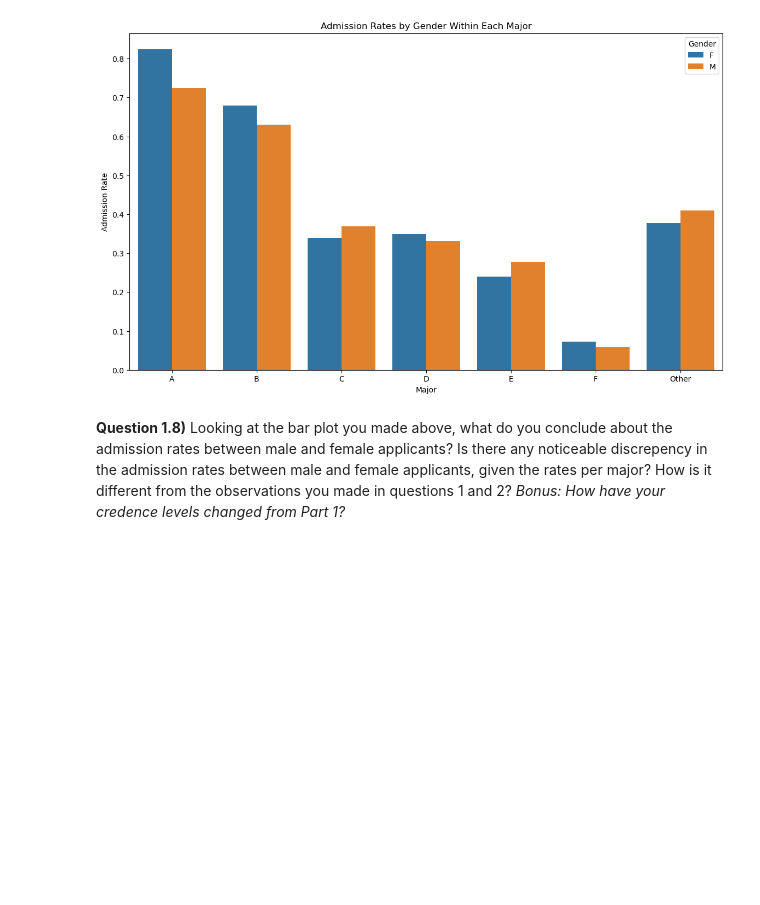
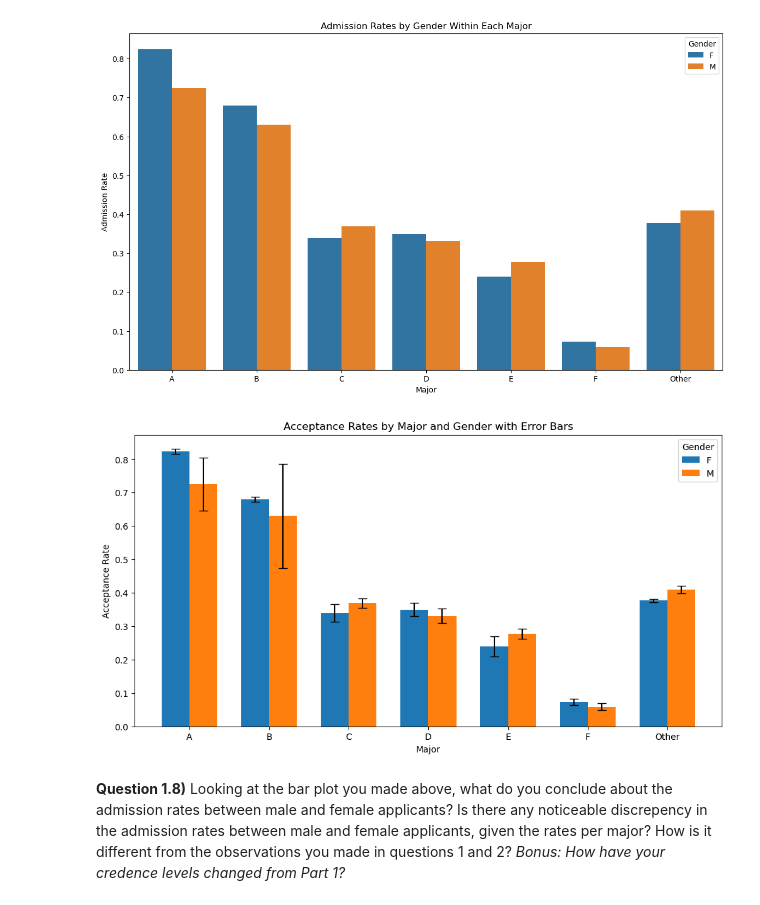
Before and after one commit to sensesensibilityscience/datascience, a Jupyter notebook: 2024/admission_rate/(new) admission_rate_part2_sol.ipynb, the cells around one changed output. Drawn from its saved outputs; the diff is of its cells as text; code cells hidden in the pictures; blank space fills up the shorter version.

Commit message:
Correct error bars; start sandbox scaffolding; TODO: clean up questions/solutions

```diff
--- a/2024/admission_rate/(new) admission_rate_part2_sol.ipynb
+++ b/2024/admission_rate/(new) admission_rate_part2_sol.ipynb
@@ -193,0 +198,15 @@ TODO:
+# %%
+majors = admissions_by_all['Major'].unique()
+error_bars_7 = []
+
+for major in majors:
+    temp_df = admissions_by_all[admissions_by_all['Major'] == major]
+    app = temp_df['Counts'].sum()
+    adm = temp_df['Accepted'].sum()
+    p_male_app = temp_df[temp_df['Gender'] == 'M'].reset_index()['Counts'][0] / app
+    p_female_app = temp_df[temp_df['Gender'] == 'F'].reset_index()['Counts'][0] / app
+    var_m = (1 - p_male_app) / p_male_app * (adm / app**2)
+    var_f = (1 - p_female_app) / p_female_app * (adm / app**2)
+    error_bars_7.extend([np.sqrt(var_m), np.sqrt(var_f)])
+
+error_bars_7
@@ -193,0 +228,3 @@ TODO:
+# %%
+admissions_by_all["Admission Error"] = error_bars_7
+admissions_by_all
@@ -203,6 +256,35 @@ plt.legend(title='Gender')
 plt.show()
 # %% [output]
 [figure]
+# %%
+# TODO: Create custom function
+
+# Instructor_only / Solution
+
+fig, ax = plt.subplots(figsize=(12, 6))
+
+bar_width = 0.35
+
+majors = admissions_by_all['Major'].unique()
+bar_positions = np.arange(len(majors))
+
+for i, gender in enumerate(admissions_by_all['Gender'].unique()):
+    gender_data = admissions_by_all[admissions_by_all['Gender'] == gender]
+    positions = bar_positions + i * bar_width
+    ax.bar(positions, gender_data['Acceptance Rate'], bar_width,
+           label=gender, yerr=gender_data['Admission Error'], capsize=5)
+
+ax.set_xlabel('Major')
+ax.set_ylabel('Acceptance Rate')
+ax.set_title('Acceptance Rates by Major and Gender with Error Bars')
+ax.set_xticks(bar_positions + bar_width / 2)
+ax.set_xticklabels(majors)
+ax.legend(title='Gender')
+
+# Show the plot
+plt.show()
+# %% [output]
+[figure, added]
 # %% [markdown]
 **Question 1.8)** Looking at the bar plot you made above, what do you conclude about the admission rates between male and female applicants? Is there any noticeable discrepency in the admission rates between male and female applicants, given the rates per major? How is it different from the observations you made in questions 1 and 2? *Bonus: How have your credence levels changed from Part 1?*
 # %% [markdown]
```
Also changed, not shown: parts of 21 cells of this notebook, 1 other file.
